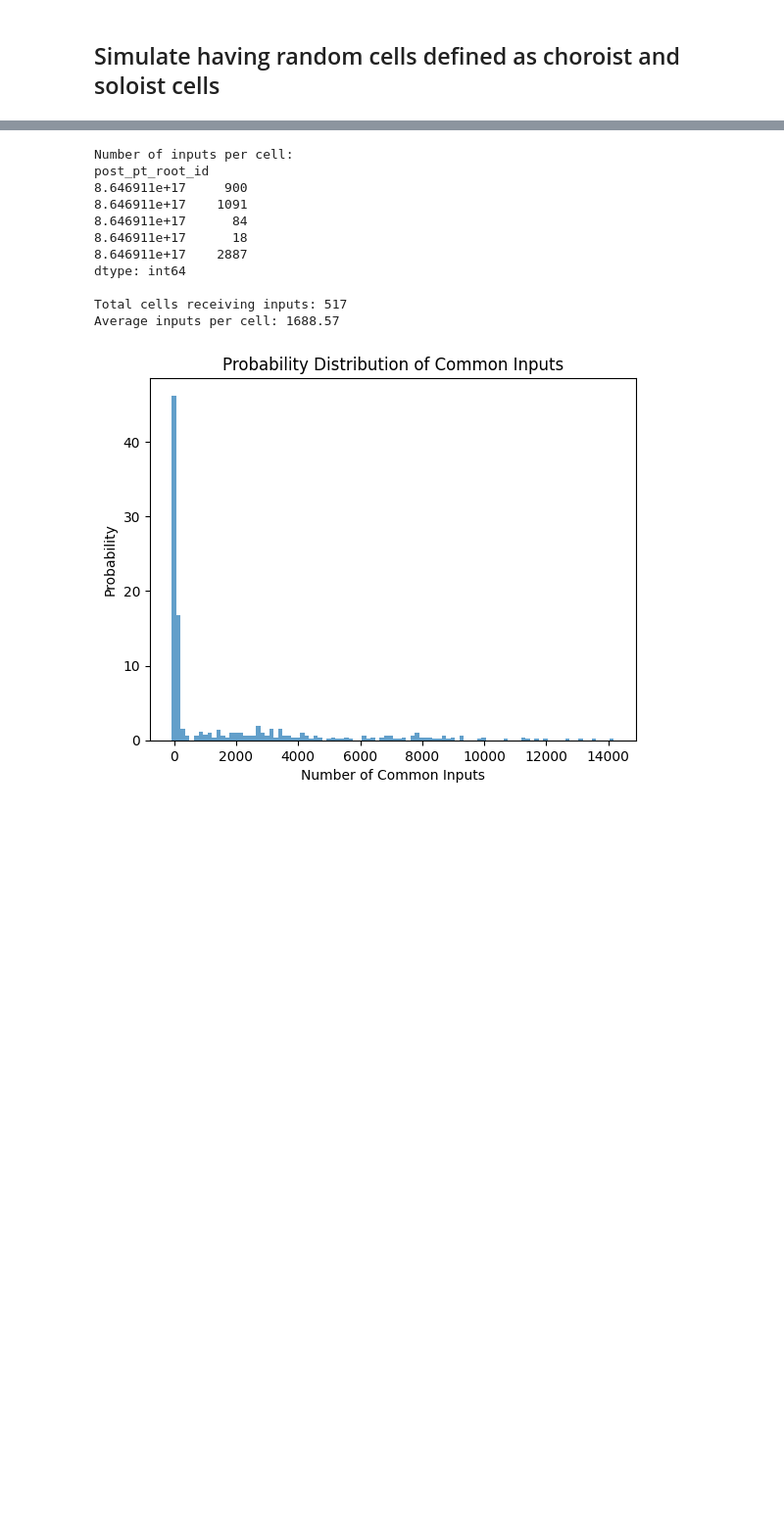
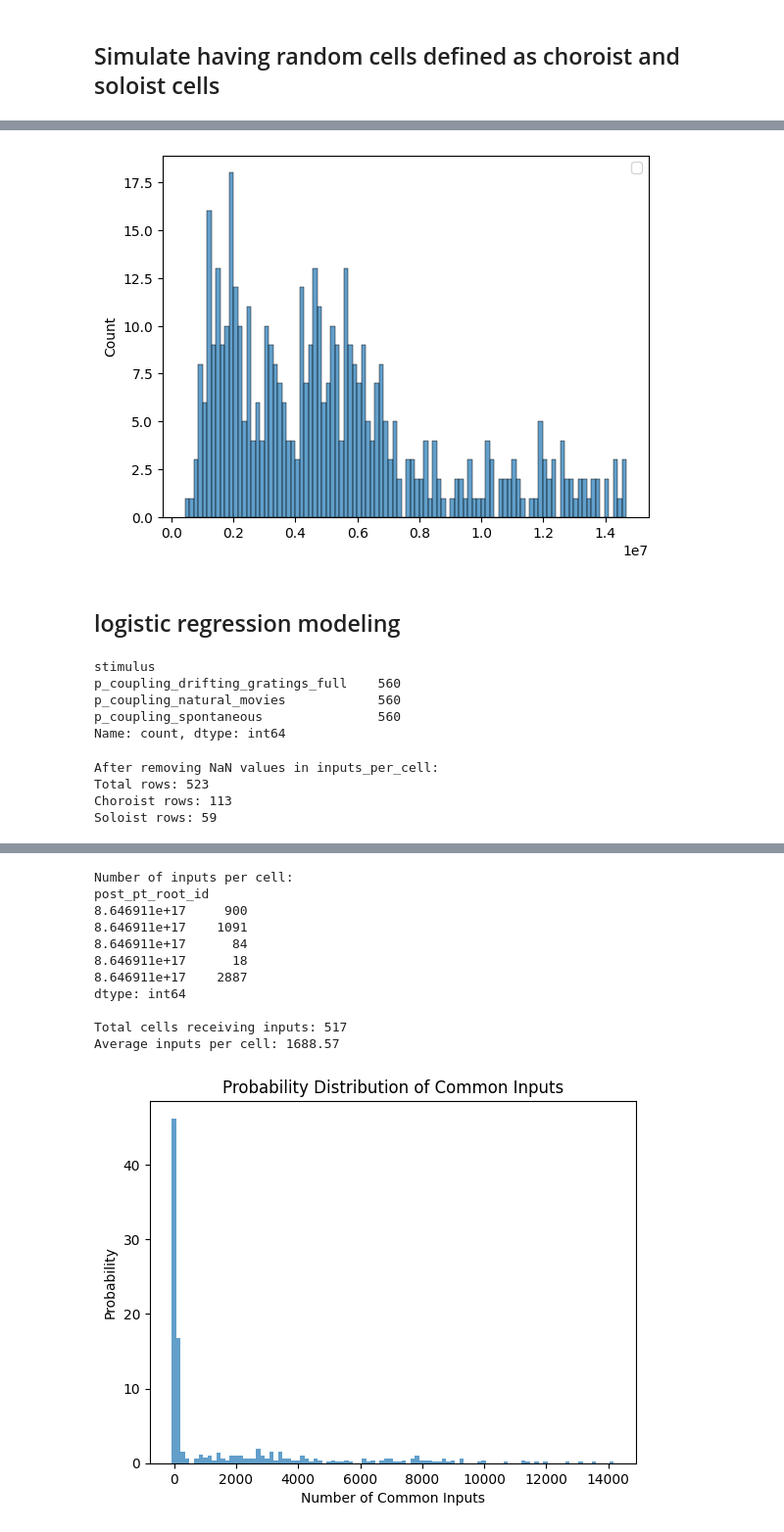
Before and after one commit to Cherk93/Functional_Connectivity_V1DD, a Jupyter notebook: scripts/choroist_vs_soloists.ipynb, the cells around one changed output, grey strips where cells are left out. Shown at 98% size. Saved outputs shown, nothing was run; the diff lists cells and outputs as text; code cells hidden in the pictures; blank space fills up the shorter version.

```diff
--- a/scripts/choroist_vs_soloists.ipynb
+++ b/scripts/choroist_vs_soloists.ipynb
@@ -345,0 +212,14 @@ Average inputs per cell: 163.92
+# %%
+x = inputs_and_synapses_per_cell_coregistered[
+    'synapse_strength_per_cell'].values
+
+# Sample only the top 95th percentile to focus on high synapse strength cells
+percentile_threshold = np.percentile(x, 90)
+x = x[x <= percentile_threshold]
+
+sns.histplot(x, bins=100, alpha=0.7)
+#plt.xlim(0, 200)
+plt.legend()
+plt.show()
+# %% [output]
+[figure, added]
@@ -345,0 +232,2 @@ Average inputs per cell: 163.92
+# %% [markdown]
+## logistic regression modeling
@@ -345,0 +236,8 @@ Average inputs per cell: 163.92
+# %%
+df['stimulus'].value_counts()
+# %% [output]
+stimulus
+p_coupling_drifting_gratings_full    560
+p_coupling_natural_movies            560
+p_coupling_spontaneous               560
+Name: count, dtype: int64
@@ -345,0 +259,25 @@ Average inputs per cell: 163.92
+# %%
+# Remove rows with NaN values in inputs_per_cell
+df_stimulus = df_stimulus.dropna(subset=[x_variable])
+df_stimulus_choroist = df_stimulus[df_stimulus['cell_class'] == 0.0]
+df_stimulus_soloist = df_stimulus[df_stimulus['cell_class'] == 1.0]
+
+print(f"After removing NaN values in inputs_per_cell:")
+print(f"Total rows: {len(df_stimulus)}")
+print(f"Choroist rows: {len(df_stimulus_choroist)}")
+print(f"Soloist rows: {len(df_stimulus_soloist)}")
+# Take first 30% of data based on row count, not value percentile
+
+# Sort by x_variable and take the smallest 30%
+# df_stimulus = df_stimulus.sort_values(x_variable)
+# n_rows_to_keep = int(len(df_stimulus) * 1)
+# df_stimulus = df_stimulus.head(n_rows_to_keep)
+
+# print(f"After removing rows with inputs_per_cell > {percentile_threshold}:")
+# print(f"Choroist rows: {len(df_stimulus_choroist)}")
+# print(f"Soloist rows: {len(df_stimulus_soloist)}")
+# %% [output]
+After removing NaN values in inputs_per_cell:
+Total rows: 523
+Choroist rows: 113
+Soloist rows: 59
```
Also changed, not shown: parts of 24 cells of this notebook, 1 other file.
